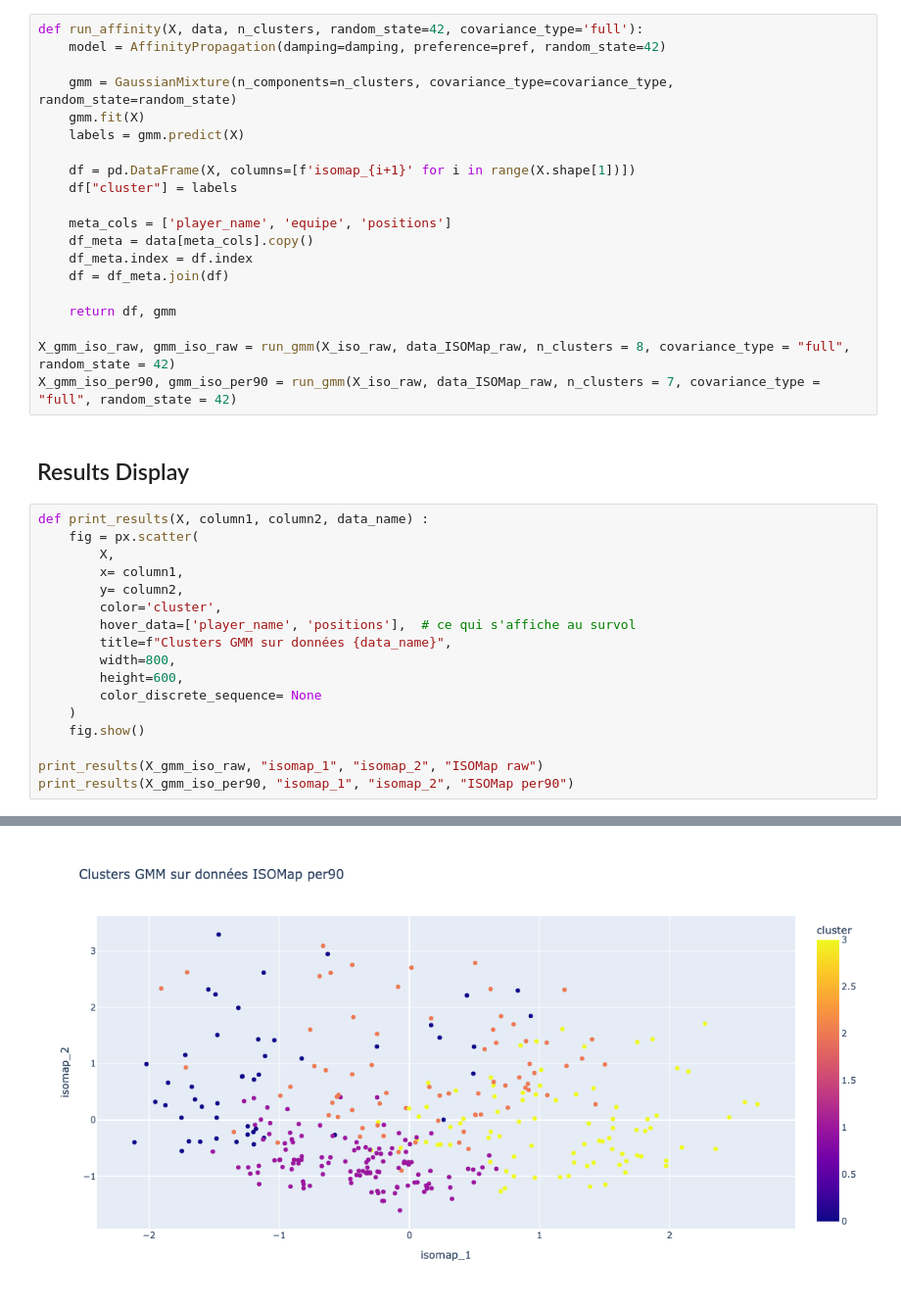
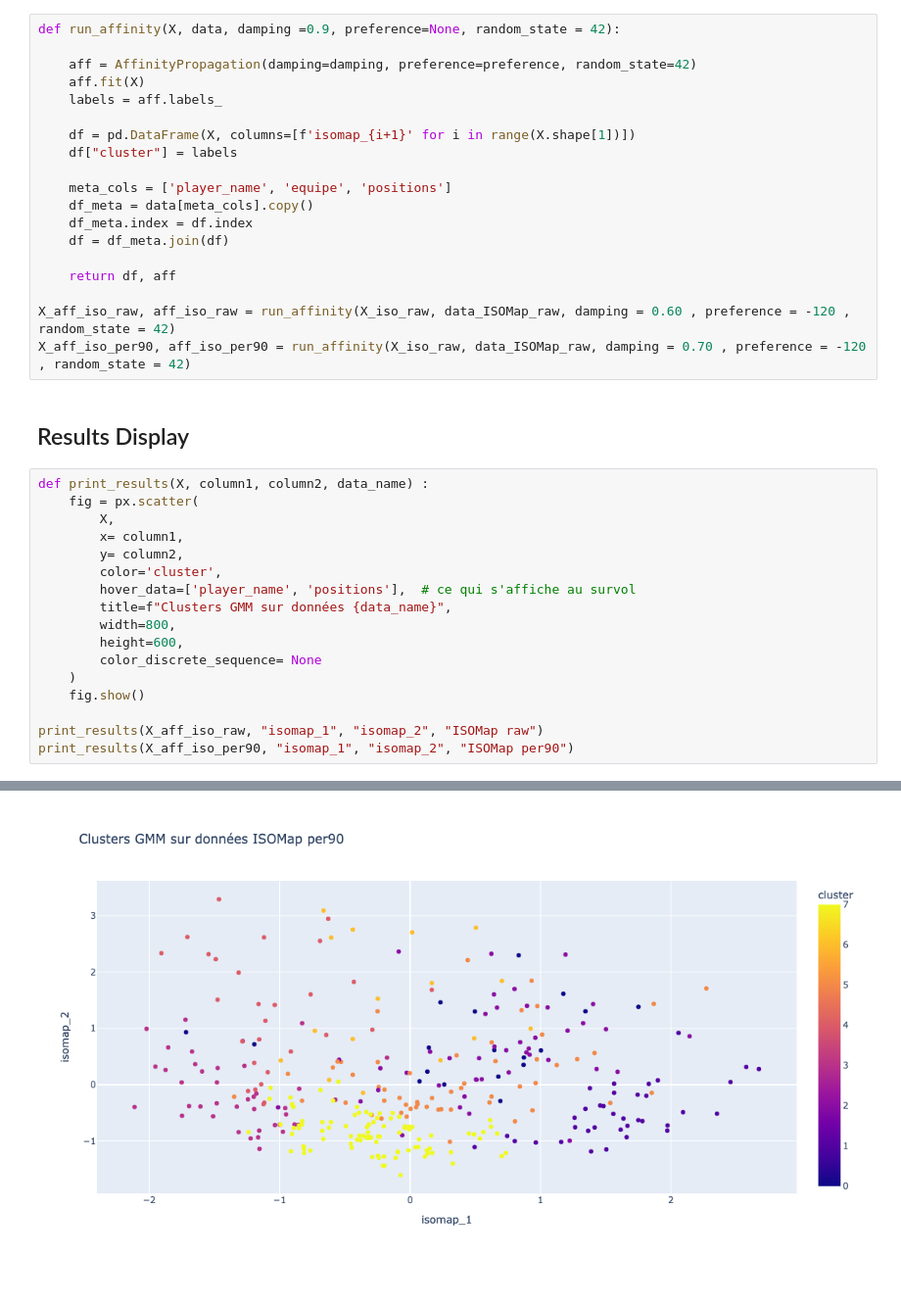
Before and after one commit to DeankoontzG/DataMining_Project, a Jupyter notebook: src/lhemgui/AffinityPropagation.ipynb, the cells around one changed output, grey strips where cells are left out. Shown at 98% size. Drawn from its saved outputs; the diff is of its cells as text.

Commit message:
push clustering methods fertig aber ein bischen aplastados en el suelo. Dur de fazer conclusions

```diff
--- a/src/lhemgui/AffinityPropagation.ipynb
+++ b/src/lhemgui/AffinityPropagation.ipynb
@@ -137,12 +137,11 @@ damping
 # %% [markdown]
 ## Run Affinity Propagation
 # %%
-def run_affinity(X, data, n_clusters, random_state=42, covariance_type='full'):
-    model = AffinityPropagation(damping=damping, preference=pref, random_state=42)
+def run_affinity(X, data, damping =0.9, preference=None, random_state = 42):
 
-    gmm = GaussianMixture(n_components=n_clusters, covariance_type=covariance_type, random_state=random_state)
-    gmm.fit(X)
-    labels = gmm.predict(X)
+    aff = AffinityPropagation(damping=damping, preference=preference, random_state=42)
+    aff.fit(X)
+    labels = aff.labels_
 
     df = pd.DataFrame(X, columns=[f'isomap_{i+1}' for i in range(X.shape[1])])
     df["cluster"] = labels
@@ -152,10 +151,10 @@ def run_affinity(X, data, n_clusters, random_state=42, covariance_type='full'):
     df_meta.index = df.index
     df = df_meta.join(df)
 
-    return df, gmm
+    return df, aff
 
-X_gmm_iso_raw, gmm_iso_raw = run_gmm(X_iso_raw, data_ISOMap_raw, n_clusters = 8, covariance_type = "full", random_state = 42)
-X_gmm_iso_per90, gmm_iso_per90 = run_gmm(X_iso_raw, data_ISOMap_raw, n_clusters = 7, covariance_type = "full", random_state = 42)
+X_aff_iso_raw, aff_iso_raw = run_affinity(X_iso_raw, data_ISOMap_raw, damping = 0.60 , preference = -120 , random_state = 42)
+X_aff_iso_per90, aff_iso_per90 = run_affinity(X_iso_raw, data_ISOMap_raw, damping = 0.70 , preference = -120 , random_state = 42)
 # %% [markdown]
 ## Results Display
 # %%
@@ -173,6 +172,6 @@ def print_results(X, column1, column2, data_name) :
     )
     fig.show()
 
-print_results(X_gmm_iso_raw, "isomap_1", "isomap_2", "ISOMap raw")
-print_results(X_gmm_iso_per90, "isomap_1", "isomap_2", "ISOMap per90")
+print_results(X_aff_iso_raw, "isomap_1", "isomap_2", "ISOMap raw")
+print_results(X_aff_iso_per90, "isomap_1", "isomap_2", "ISOMap per90")
 # %% [output]
@@ -180 +179 @@ print_results(X_gmm_iso_per90, "isomap_1", "isomap_2", "ISOMap per90")
-[figure, old version]
+[figure, new version]
```
Also changed, not shown: parts of 3 cells of this notebook.
